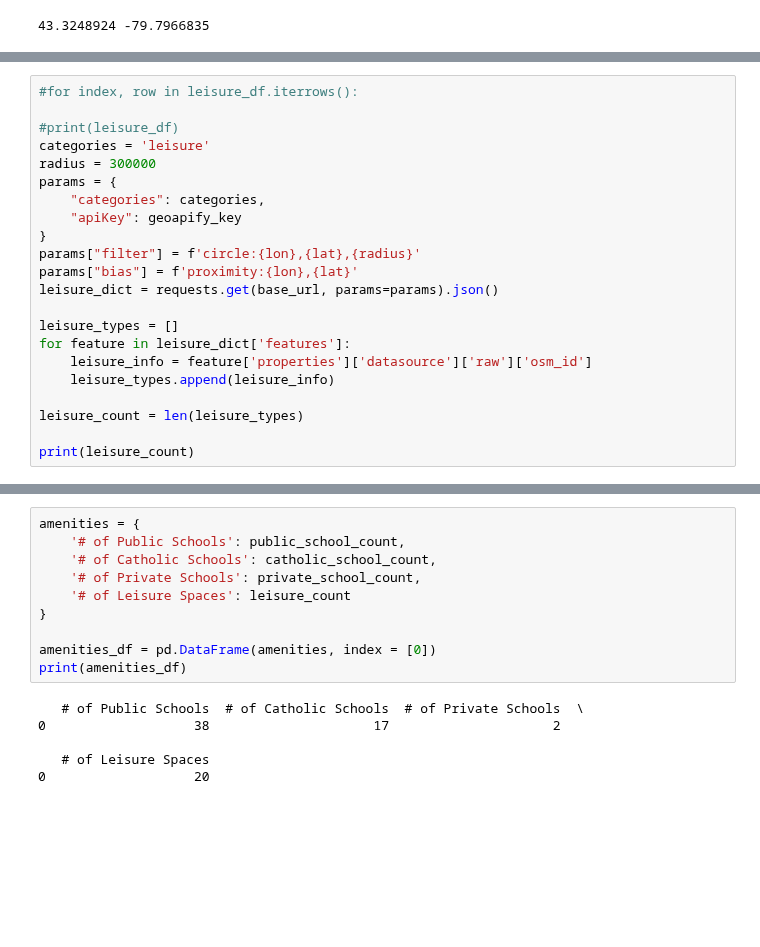
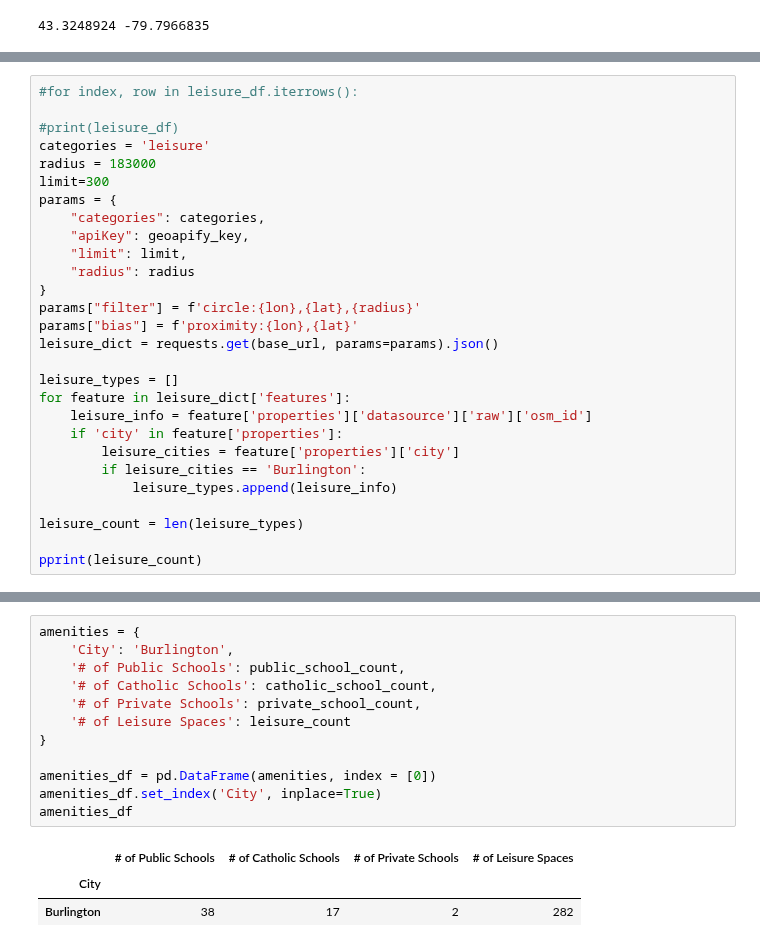
Before and after one commit to MaisieDeGraaf/oakville-housing-analysis, a Jupyter notebook: Burlington_Data_2021.ipynb, the cells around one changed output, grey strips where cells are left out. Cells and saved outputs as stored; diff of their text form; blank space fills up the shorter version.

```diff
--- a/Burlington_Data_2021.ipynb
+++ b/Burlington_Data_2021.ipynb
@@ -116,10 +129,13 @@ print(lat, lon)
 
 #print(leisure_df)
 categories = 'leisure'
-radius = 300000
+radius = 183000
+limit=300
 params = {
     "categories": categories,
-    "apiKey": geoapify_key
+    "apiKey": geoapify_key,
+    "limit": limit,
+    "radius": radius
 }
 params["filter"] = f'circle:{lon},{lat},{radius}'
 params["bias"] = f'proximity:{lon},{lat}'
@@ -128,9 +144,12 @@ leisure_dict = requests.get(base_url, params=params).json()
 leisure_types = []
 for feature in leisure_dict['features']:
     leisure_info = feature['properties']['datasource']['raw']['osm_id']
-    leisure_types.append(leisure_info)
+    if 'city' in feature['properties']:
+        leisure_cities = feature['properties']['city']
+        if leisure_cities == 'Burlington':
+            leisure_types.append(leisure_info)
 
 leisure_count = len(leisure_types)
 
-print(leisure_count)
+pprint(leisure_count)
 # %% [output]
@@ -199,17 +224,17 @@ print(burlington_2021_df)
 # %%
 amenities = {
+    'City': 'Burlington',
     '# of Public Schools': public_school_count,
     '# of Catholic Schools': catholic_school_count,
     '# of Private Schools': private_school_count,
     '# of Leisure Spaces': leisure_count
 }
 
 amenities_df = pd.DataFrame(amenities, index = [0])
-print(amenities_df)
+amenities_df.set_index('City', inplace=True)
+amenities_df
 # %% [output]
-   # of Public Schools  # of Catholic Schools  # of Private Schools  \
-0                   38                     17                     2
-
-   # of Leisure Spaces
-0                   20
+|  | # of Public Schools | # of Catholic Schools | # of Private Schools | # of Leisure Spaces |
+| City |  |  |  |  |
+| Burlington | 38 | 17 | 2 | 282 |
 # %%
```
Also changed, not shown: parts of 11 cells of this notebook, 8 other files.
